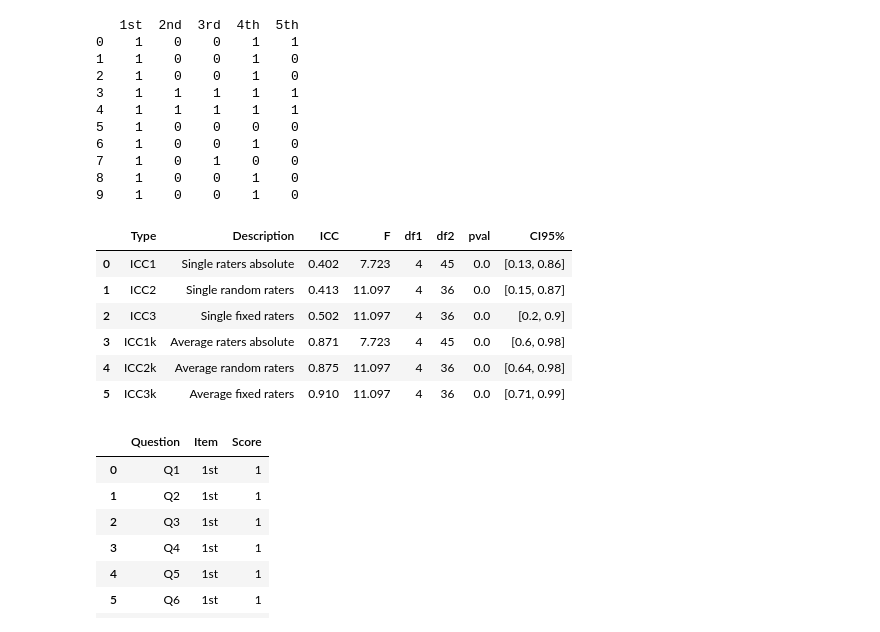
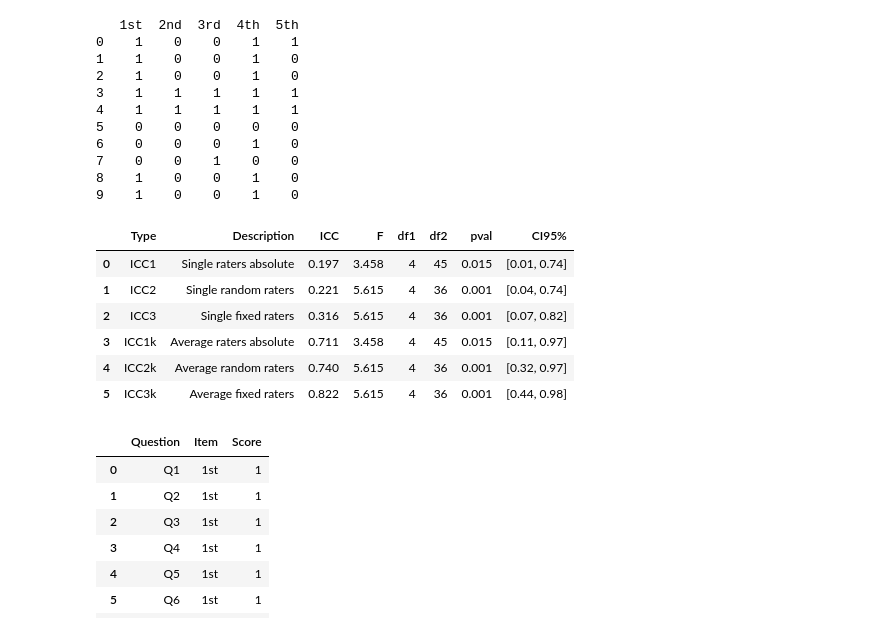
Before and after one commit to ykitaguchi77/statistics_for_articles, a Jupyter notebook: Binary_ICC.ipynb, the cells around one changed output. Saved outputs shown, nothing was run; the diff lists cells and outputs as text; code cells hidden in the pictures.

```diff
--- a/Binary_ICC.ipynb
+++ b/Binary_ICC.ipynb
@@ -21,45 +21,45 @@ data = np.array([
     [1, 0, 0, 1, 1],
     [1, 0, 0, 1, 0],
     [1, 0, 0, 1, 0],
     [1, 1, 1, 1, 1],
     [1, 1, 1, 1, 1],
-    [1, 0, 0, 0, 0],
-    [1, 0, 0, 1, 0],
-    [1, 0, 1, 0, 0],
+    [0, 0, 0, 0, 0],
+    [0, 0, 0, 1, 0],
+    [0, 0, 1, 0, 0],
     [1, 0, 0, 1, 0],
     [1, 0, 0, 1, 0],
 ])
 
 
 # DataFrame形式へ変換
 df = pd.DataFrame(data, columns=['1st', '2nd', '3rd', '4th', '5th'])
 print(df)
 df['Question'] = ['Q1', 'Q2', 'Q3', 'Q4', 'Q5', 'Q6', 'Q7', 'Q8', 'Q9', 'Q10']
 df = df.melt(id_vars=['Question'], var_name='Item', value_name='Score')
 
 # ICCの計算
 icc = pg.intraclass_corr(data=df, targets='Item', raters='Question', ratings='Score').round(3)
 
 icc
 # %% [output]
    1st  2nd  3rd  4th  5th
 0    1    0    0    1    1
 1    1    0    0    1    0
 2    1    0    0    1    0
 3    1    1    1    1    1
 4    1    1    1    1    1
-5    1    0    0    0    0
-6    1    0    0    1    0
-7    1    0    1    0    0
+5    0    0    0    0    0
+6    0    0    0    1    0
+7    0    0    1    0    0
 8    1    0    0    1    0
 9    1    0    0    1    0
 |  | Type | Description | ICC | F | df1 | df2 | pval | CI95% |
-| 0 | ICC1 | Single raters absolute | 0.402 | 7.723 | 4 | 45 | 0.0 | [0.13, 0.86] |
-| 1 | ICC2 | Single random raters | 0.413 | 11.097 | 4 | 36 | 0.0 | [0.15, 0.87] |
-| 2 | ICC3 | Single fixed raters | 0.502 | 11.097 | 4 | 36 | 0.0 | [0.2, 0.9] |
-| 3 | ICC1k | Average raters absolute | 0.871 | 7.723 | 4 | 45 | 0.0 | [0.6, 0.98] |
-| 4 | ICC2k | Average random raters | 0.875 | 11.097 | 4 | 36 | 0.0 | [0.64, 0.98] |
-| 5 | ICC3k | Average fixed raters | 0.910 | 11.097 | 4 | 36 | 0.0 | [0.71, 0.99] |
+| 0 | ICC1 | Single raters absolute | 0.197 | 3.458 | 4 | 45 | 0.015 | [0.01, 0.74] |
+| 1 | ICC2 | Single random raters | 0.221 | 5.615 | 4 | 36 | 0.001 | [0.04, 0.74] |
+| 2 | ICC3 | Single fixed raters | 0.316 | 5.615 | 4 | 36 | 0.001 | [0.07, 0.82] |
+| 3 | ICC1k | Average raters absolute | 0.711 | 3.458 | 4 | 45 | 0.015 | [0.11, 0.97] |
+| 4 | ICC2k | Average random raters | 0.740 | 5.615 | 4 | 36 | 0.001 | [0.32, 0.97] |
+| 5 | ICC3k | Average fixed raters | 0.822 | 5.615 | 4 | 36 | 0.001 | [0.44, 0.98] |
 # %%
 # # Creating the transposed data manually without using transpose function
 # transposed_data_manual = [
```
